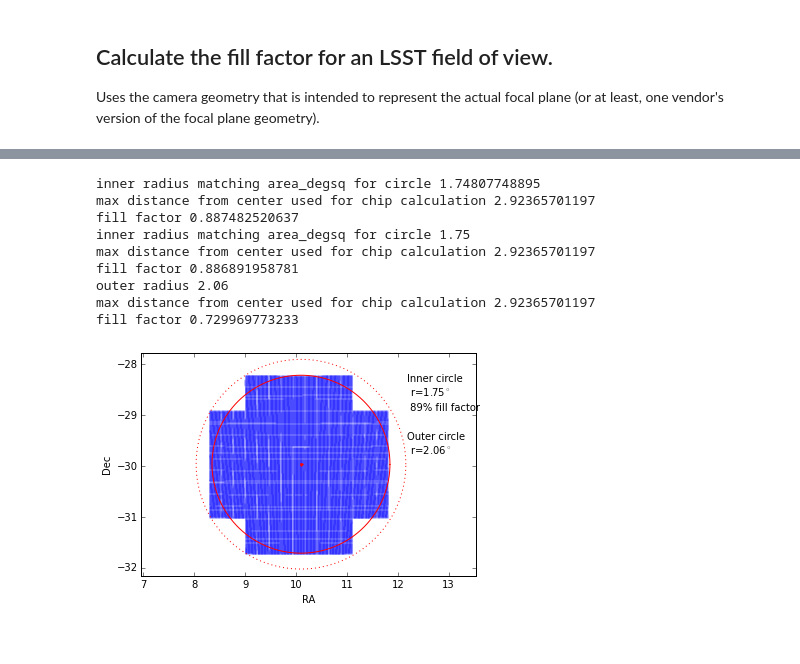
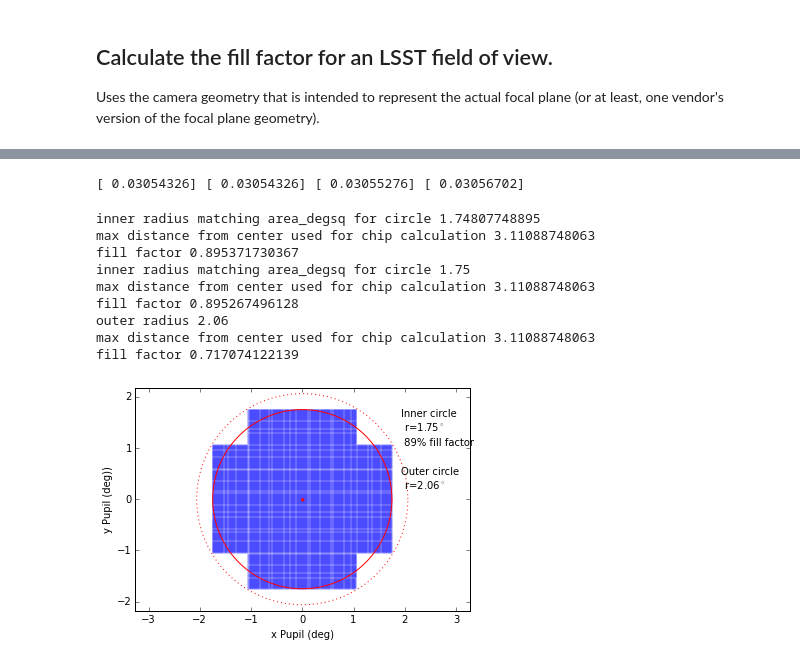
Before and after one commit to rhiannonlynne/318-proceedings, a Jupyter notebook: FillFactor.ipynb, the cells around one changed output, grey strips where cells are left out. Drawn from its saved outputs; the diff is of its cells as text; code cells hidden in the pictures.

Commit message:
Updated fill factor calculation to just use pupil coords

```diff
--- a/FillFactor.ipynb
+++ b/FillFactor.ipynb
@@ -54,27 +37,25 @@ dec = np.array(dec)
 # %%
 # Calculate 'visibility'
-refractedra, refracteddec = _observedFromICRS(ra, dec, obs_metadata=obs_metadata, epoch=epoch)
-chipNames = _chipNameFromRaDec(ra=refractedra, dec=refracteddec, epoch=epoch,
-                                camera=camera, obs_metadata=obs_metadata)
+chipNames = chipNameFromPupilCoords(x, y, camera=camera)
 vis = np.zeros(len(chipNames))
 for i, chip in enumerate(chipNames):
     if chip is not None:
         vis[i] = 1
+# %%
+# Confirm pupil coordinates are basically just the same as ra/dec offsets from boresight
+import palpy
+ra = np.array([np.radians(1.75)])
+dec = np.array([np.radians(1.75)])
+xp, yp = palpy.ds2tpVector(ra, dec, 0, 0)
+print ra, dec, xp, yp
+# %% [output]
+[ 0.03054326] [ 0.03054326] [ 0.03055276] [ 0.03056702]
 # %%
 # Calculate % fill factor, for a particular assumed (circular) fov
-
-ra = refractedra
-dec = refracteddec
-
-fieldra, fielddec = _observedFromICRS(np.array([fieldra]), np.array([fielddec]),
-                                      obs_metadata=obs_metadata, epoch=epoch)
-fieldra = fieldra[0]
-fielddec = fielddec[0]
-
 area_degsq = 9.6
 innerradius = np.sqrt(area_degsq/np.pi)
 print 'inner radius matching area_degsq for circle', innerradius
-sep = np.degrees(sims_utils.haversine(ra, dec, fieldra, fielddec))
+sep = np.degrees(sims_utils.haversine(x, y, xcen, ycen))
 print 'max distance from center used for chip calculation', sep.max()
 incircle = np.where(sep < innerradius)[0]
 onchip = np.where(vis[incircle] == 1)[0]
@@ -84,7 +65,7 @@ print 'fill factor', fillfactor
 area_degsq = 9.6
 innerradius2 = 1.75
 print 'inner radius matching area_degsq for circle', innerradius2
-sep = np.degrees(sims_utils.haversine(ra, dec, fieldra, fielddec))
+sep = np.degrees(sims_utils.haversine(x, y, xcen, ycen))
 print 'max distance from center used for chip calculation', sep.max()
 incircle = np.where(sep < innerradius2)[0]
 onchip = np.where(vis[incircle] == 1)[0]
@@ -93,7 +74,7 @@ print 'fill factor', fillfactor
 
 outerradius = 2.06
 print 'outer radius', outerradius
-sep = np.degrees(sims_utils.haversine(ra, dec, fieldra, fielddec))
+sep = np.degrees(sims_utils.haversine(x, y, xcen, ycen))
 print 'max distance from center used for chip calculation', sep.max()
 incircle = np.where(sep < outerradius)[0]
 onchip = np.where(vis[incircle] == 1)[0]
@@ -101,40 +82,37 @@ fillfactor = len(vis[onchip]) / float(len(vis[incircle]))
 print 'fill factor', fillfactor
 # %% [output]
 inner radius matching area_degsq for circle 1.74807748895
-max distance from center used for chip calculation 2.92365701197
-fill factor 0.887482520637
+max distance from center used for chip calculation 3.11088748063
+fill factor 0.895371730367
 inner radius matching area_degsq for circle 1.75
-max distance from center used for chip calculation 2.92365701197
-fill factor 0.886891958781
+max distance from center used for chip calculation 3.11088748063
+fill factor 0.895267496128
 outer radius 2.06
-max distance from center used for chip calculation 2.92365701197
-fill factor 0.729969773233
+max distance from center used for chip calculation 3.11088748063
+fill factor 0.717074122139
 # %%
 # Plot results.
 plt.figure()
 plt.axis('equal')
 condition = np.where(vis == 1)[0]
-# Use 'offset' so that plot doesn't cross 0
-offset = 0
-x = np.degrees((ra - fieldra)*np.cos(dec) + fieldra + offset) % 360
-#plt.plot(x, np.degrees(dec), 'g.', markersize=0.2)
-plt.plot(x[condition], np.degrees(dec[condition]), 'b.', markersize=0.3)
-plt.plot(np.degrees(fieldra + offset), np.degrees(fielddec), 'r.')
-plt.xlabel('RA')
-plt.ylabel('Dec')
+#plt.plot(np.degrees(x), np.degrees(y), 'g.', markersize=0.2)
+plt.plot(np.degrees(x[condition]), np.degrees(y[condition]), 'b.', markersize=0.3)
+plt.plot(0, 0, 'r.')
+plt.xlabel('x Pupil (deg)')
+plt.ylabel('y Pupil (deg))')
 theta = np.arange(0, 2*np.pi, 0.01)
-plt.plot(innerradius*np.cos(theta)+np.degrees(fieldra)+offset, innerradius*np.sin(theta)+np.degrees(fielddec), 'r-')
-plt.plot(outerradius*np.cos(theta)+np.degrees(fieldra)+offset, outerradius*np.sin(theta)+np.degrees(fielddec), 'r:')
+plt.plot(innerradius*np.cos(theta)+np.degrees(xcen), innerradius*np.sin(theta)+np.degrees(ycen), 'r-')
+plt.plot(outerradius*np.cos(theta)+np.degrees(xcen), outerradius*np.sin(theta)+np.degrees(ycen), 'r:')
 #plt.xlim(fieldra+offset-sep.max()/2.0, fieldra+offset+sep.max()/2.0)
-plt.ylim(np.degrees(fielddec)-sep.max()*.75, np.degrees(fielddec)+sep.max()*.75)
-x = 0.74
-plt.figtext(x, 0.8, 'Inner circle')
-plt.figtext(x, 0.75, r' r=1.75$^\circ$')
-plt.figtext(x, 0.7, ' 89%s fill factor' %('%'))
-plt.figtext(x, 0.6, 'Outer circle')
-plt.figtext(x, 0.55, r' r=2.06$^\circ$')
-#plt.figtext(x, 0.5, ' 71%s fill factor' %('%'))
+plt.ylim(np.degrees(xcen)-sep.max()*.7, np.degrees(ycen)+sep.max()*.7)
+xco = 0.74
+plt.figtext(xco, 0.8, 'Inner circle')
+plt.figtext(xco, 0.75, r' r=1.75$^\circ$')
+plt.figtext(xco, 0.7, ' 90%s fill factor' %('%'))
+plt.figtext(xco, 0.6, 'Outer circle')
+plt.figtext(xco, 0.55, r' r=2.06$^\circ$')
+#plt.figtext(xco, 0.5, ' 71%s fill factor' %('%'))
 plt.savefig('focalplane.png', format='png', dpi=600)
 # %% [output]
-[figure, old version]
+[figure, new version]
 # %%
```
Also changed, not shown: parts of 10 cells of this notebook, 1 other file.
